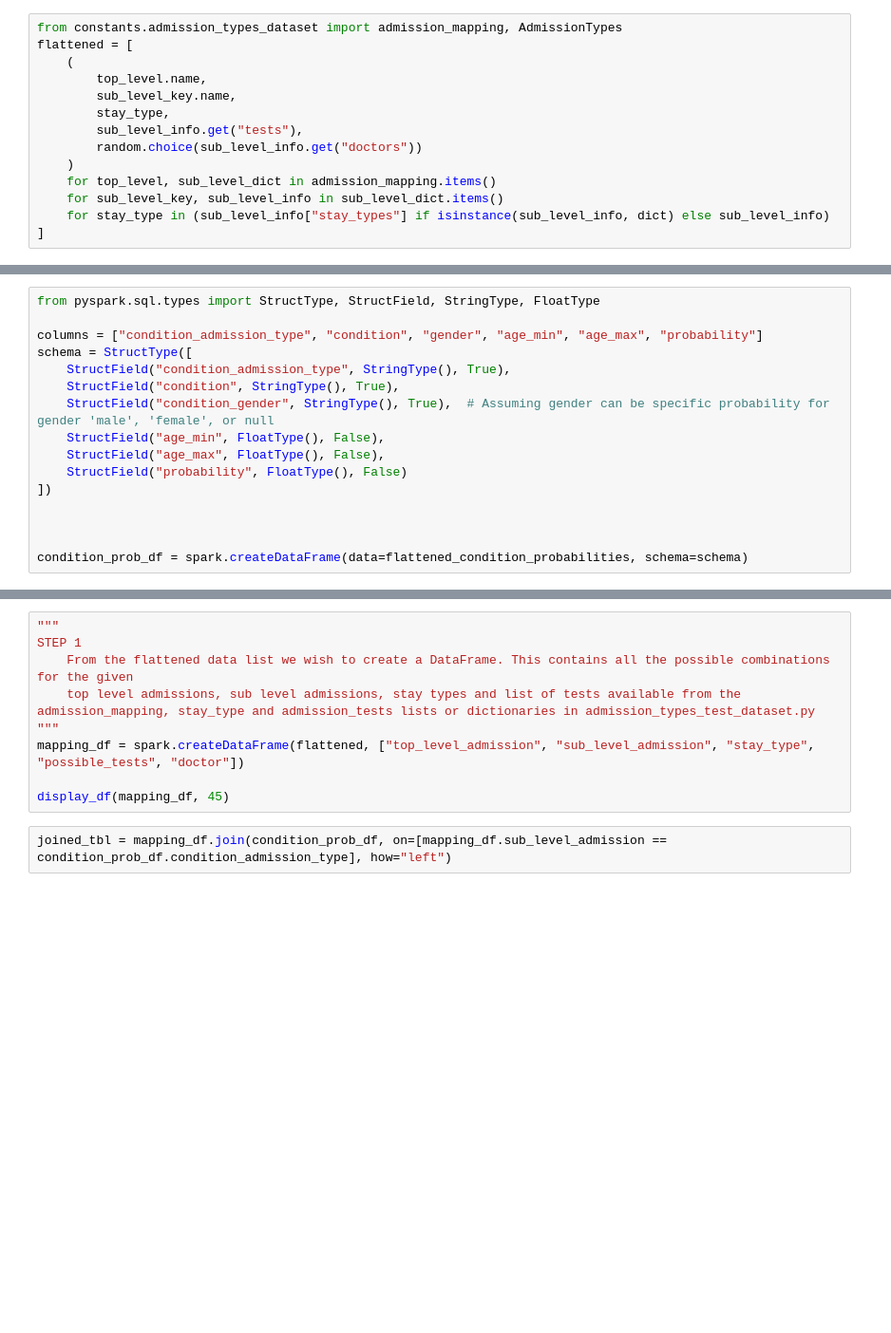
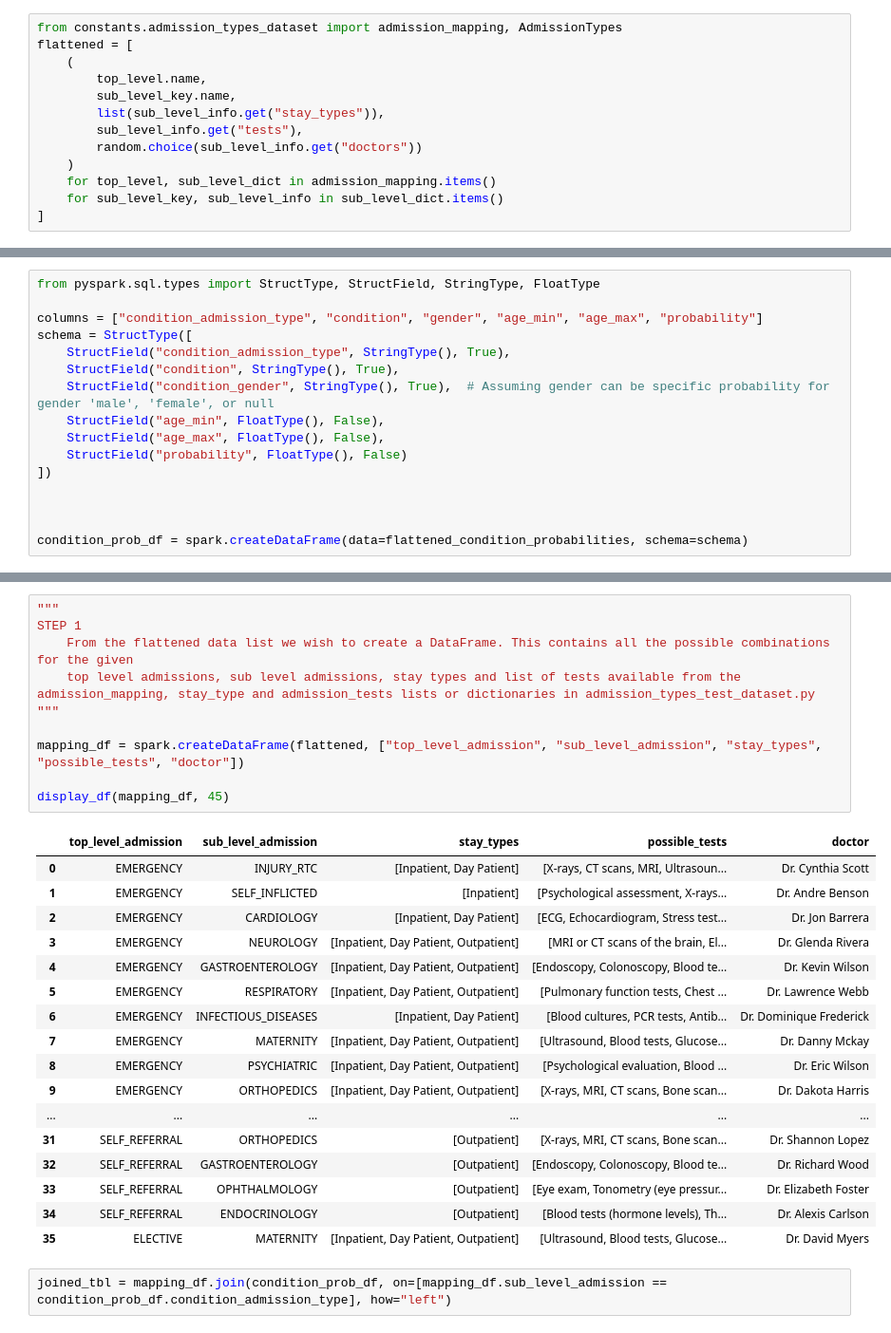
Before and after one commit to jacobluke89/health-data-etl-kaggle, a Jupyter notebook: new_approach.ipynb, the cells around one changed output, grey strips where cells are left out. Shown at 95% size. Drawn from its saved outputs; the diff is of its cells as text; blank space fills up the shorter version.

```diff
--- a/new_approach.ipynb
+++ b/new_approach.ipynb
@@ -27,11 +31,10 @@ flattened = [
     (
         top_level.name,
         sub_level_key.name,
-        stay_type,
+        list(sub_level_info.get("stay_types")),
         sub_level_info.get("tests"),
         random.choice(sub_level_info.get("doctors"))
     )
     for top_level, sub_level_dict in admission_mapping.items()
     for sub_level_key, sub_level_info in sub_level_dict.items()
-    for stay_type in (sub_level_info["stay_types"] if isinstance(sub_level_info, dict) else sub_level_info)
 ]
@@ -75,12 +134,31 @@ df.show()
 # %%
 """
 STEP 1
     From the flattened data list we wish to create a DataFrame. This contains all the possible combinations for the given
     top level admissions, sub level admissions, stay types and list of tests available from the admission_mapping, stay_type and admission_tests lists or dictionaries in admission_types_test_dataset.py
 """
-mapping_df = spark.createDataFrame(flattened, ["top_level_admission", "sub_level_admission", "stay_type", "possible_tests", "doctor"])
+
+mapping_df = spark.createDataFrame(flattened, ["top_level_admission", "sub_level_admission", "stay_types", "possible_tests", "doctor"])
 
 display_df(mapping_df, 45)
+# %% [output]
+|  | top_level_admission | sub_level_admission | stay_types | possible_tests | doctor |
+| 0 | EMERGENCY | INJURY_RTC | [Inpatient, Day Patient] | [X-rays, CT scans, MRI, Ultrasoun... | Dr. Cynthia Scott |
+| 1 | EMERGENCY | SELF_INFLICTED | [Inpatient] | [Psychological assessment, X-rays... | Dr. Andre Benson |
+| 2 | EMERGENCY | CARDIOLOGY | [Inpatient, Day Patient] | [ECG, Echocardiogram, Stress test... | Dr. Jon Barrera |
+| 3 | EMERGENCY | NEUROLOGY | [Inpatient, Day Patient, Outpatient] | [MRI or CT scans of the brain, El... | Dr. Glenda Rivera |
+| 4 | EMERGENCY | GASTROENTEROLOGY | [Inpatient, Day Patient, Outpatient] | [Endoscopy, Colonoscopy, Blood te... | Dr. Kevin Wilson |
+| 5 | EMERGENCY | RESPIRATORY | [Inpatient, Day Patient, Outpatient] | [Pulmonary function tests, Chest ... | Dr. Lawrence Webb |
+| 6 | EMERGENCY | INFECTIOUS_DISEASES | [Inpatient, Day Patient] | [Blood cultures, PCR tests, Antib... | Dr. Dominique Frederick |
+| 7 | EMERGENCY | MATERNITY | [Inpatient, Day Patient, Outpatient] | [Ultrasound, Blood tests, Glucose... | Dr. Danny Mckay |
+| 8 | EMERGENCY | PSYCHIATRIC | [Inpatient, Day Patient, Outpatient] | [Psychological evaluation, Blood ... | Dr. Eric Wilson |
+| 9 | EMERGENCY | ORTHOPEDICS | [Inpatient, Day Patient, Outpatient] | [X-rays, MRI, CT scans, Bone scan... | Dr. Dakota Harris |
+| ... | ... | ... | ... | ... | ... |
+| 31 | SELF_REFERRAL | ORTHOPEDICS | [Outpatient] | [X-rays, MRI, CT scans, Bone scan... | Dr. Shannon Lopez |
+| 32 | SELF_REFERRAL | GASTROENTEROLOGY | [Outpatient] | [Endoscopy, Colonoscopy, Blood te... | Dr. Richard Wood |
+| 33 | SELF_REFERRAL | OPHTHALMOLOGY | [Outpatient] | [Eye exam, Tonometry (eye pressur... | Dr. Elizabeth Foster |
+| 34 | SELF_REFERRAL | ENDOCRINOLOGY | [Outpatient] | [Blood tests (hormone levels), Th... | Dr. Alexis Carlson |
+| 35 | ELECTIVE | MATERNITY | [Inpatient, Day Patient, Outpatient] | [Ultrasound, Blood tests, Glucose... | Dr. David Myers |
 # %%
 joined_tbl = mapping_df.join(condition_prob_df, on=[mapping_df.sub_level_admission == condition_prob_df.condition_admission_type], how="left")
 # %%
```
Also changed, not shown: parts of 24 cells of this notebook, 4 other files.
